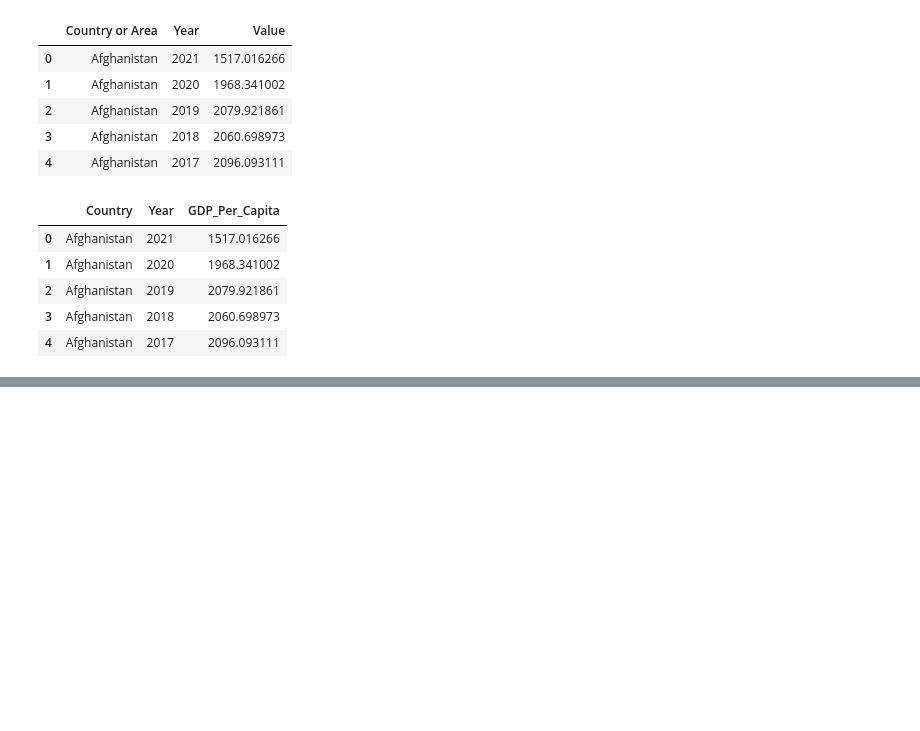
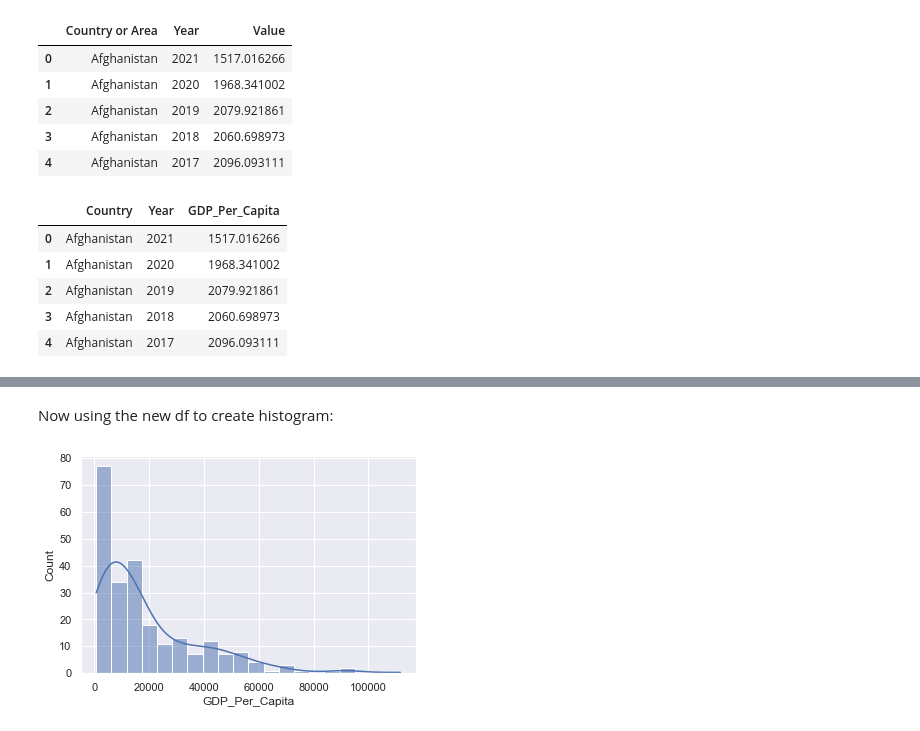
Before and after one commit to NSS-Data-Analytics-Cohort-10/gdp-and-internet-usage-t-white-21, a Jupyter notebook: notebook/un_project.ipynb, the cells around one changed output, grey strips where cells are left out. Saved outputs shown, nothing was run; the diff lists cells and outputs as text; code cells hidden in the pictures; blank space fills up the shorter version.

```diff
--- a/notebook/un_project.ipynb
+++ b/notebook/un_project.ipynb
@@ -75,0 +83,4 @@ dtype: object
+# %%
+gdp_df_2020 = gdp_df[gdp_df["Year"] == 2020]
+gdp_df_2020 = gdp_df_2020.sort_values('GDP_Per_Capita', ascending=True)
+gdp_df_2020.head()
@@ -75,0 +94,9 @@ dtype: object
+# %% [markdown]
+Now using the new df to create histogram:
+# %%
+sns.set(style="darkgrid")
+
+sns.histplot(data=gdp_df_2020, x="GDP_Per_Capita", kde=True, bins=20)
+plt.show()
+# %% [output]
+[figure, added]
```
Also changed, not shown: parts of 24 cells of this notebook.
